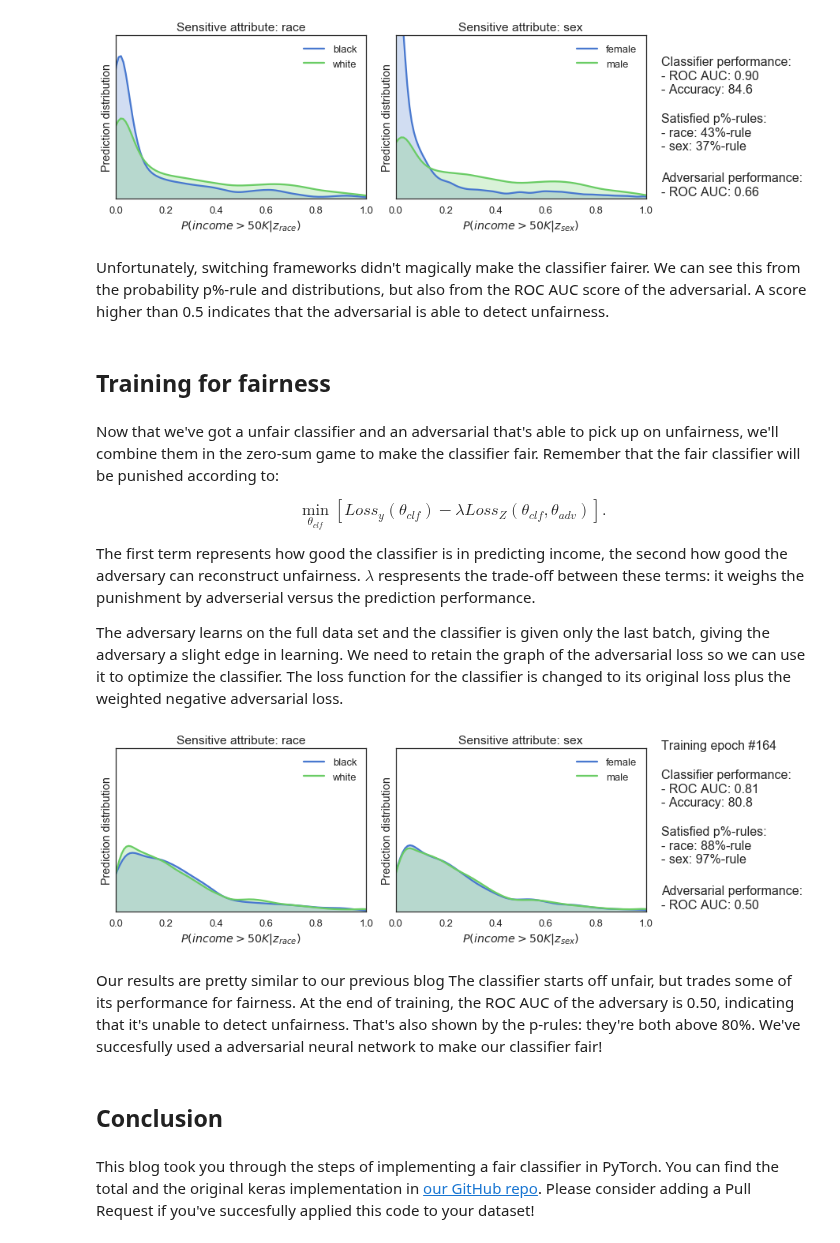
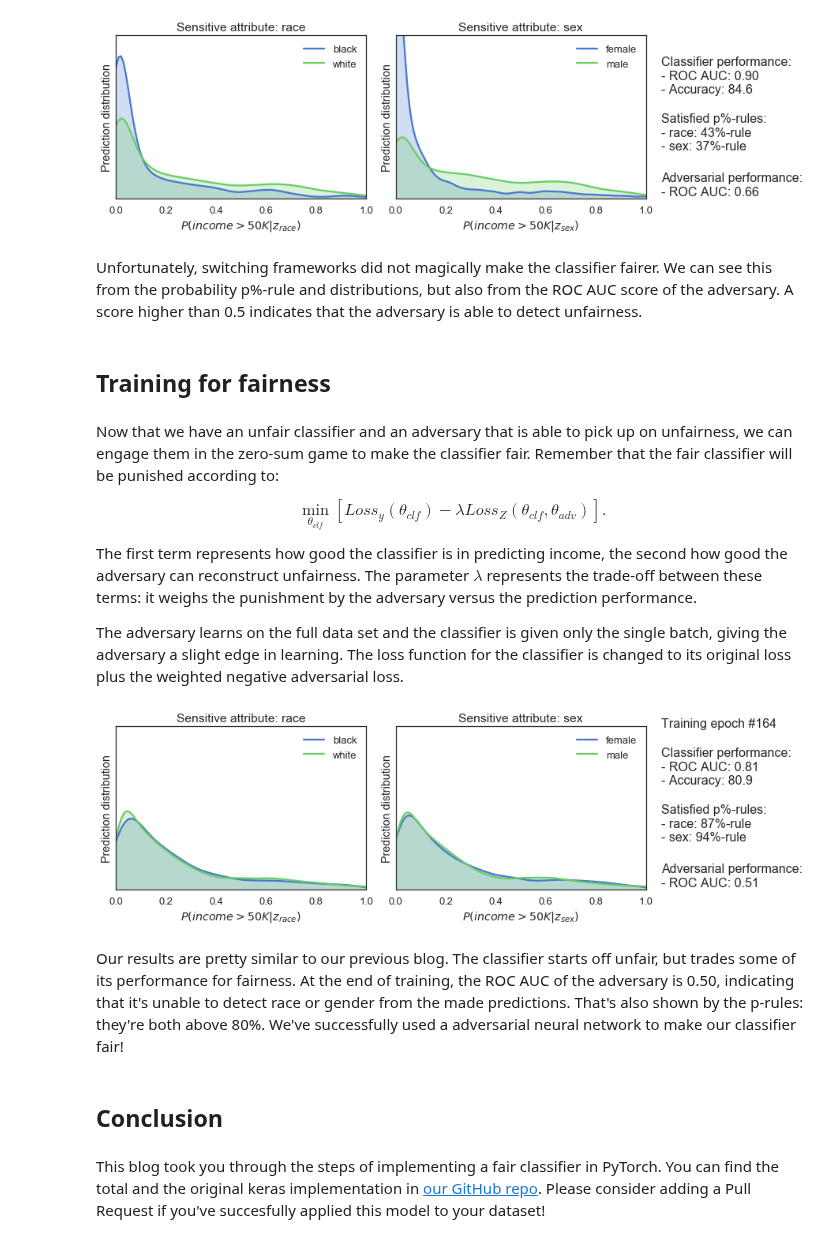
Before and after one commit to equialgo/fairness-in-ml, a Jupyter notebook: fairness-in-torch.ipynb, the cells around one changed output. Saved outputs shown, nothing was run; the diff lists cells and outputs as text; code cells hidden in the pictures.

```diff
--- a/fairness-in-torch.ipynb
+++ b/fairness-in-torch.ipynb
@@ -209,10 +210,10 @@ Multiplying this with our `lambdas` and taking the average, gives us the weighte
 # %%
 # CHANGE
 
-class Adversarial(nn.Module):
+class Adversary(nn.Module):
 
     def __init__(self, n_sensitive, n_hidden=32):
-        super(Adversarial, self).__init__()
+        super(Adversary, self).__init__()
         self.network = nn.Sequential(
             nn.Linear(1, n_hidden),
             nn.ReLU(),
@@ -227,7 +228,7 @@ class Adversarial(nn.Module):
         return F.sigmoid(self.network(x))
 
 
-def pretrain_adversarial(adv, clf, data_loader, optimizer, criterion):
+def pretrain_adversary(adv, clf, data_loader, optimizer, criterion):
     for x, _, z in data_loader:
         p_y = clf(x).detach()
         adv.zero_grad()
@@ -239,7 +240,7 @@ def pretrain_adversarial(adv, clf, data_loader, optimizer, criterion):
 
 
 lambdas = torch.Tensor([200, 30])
-adv = Adversarial(Z_train.shape[1])
+adv = Adversary(Z_train.shape[1])
 adv_criterion = nn.BCELoss(reduce=False)
 adv_optimizer = optim.Adam(adv.parameters())
 
@@ -247,7 +248,7 @@ adv_optimizer = optim.Adam(adv.parameters())
 N_ADV_EPOCHS = 5
 
 for epoch in range(N_ADV_EPOCHS):
-    pretrain_adversarial(adv, clf, train_loader, adv_optimizer, adv_criterion)
+    pretrain_adversary(adv, clf, train_loader, adv_optimizer, adv_criterion)
 # %% [markdown]
 Training the adversary is pretty similar to how we trained the classifier.
 Note that we [`.detach()`](https://pytorch.org/docs/master/autograd.html#torch.Tensor.detach) the predictions of the classifier from the graph.
@@ -273,22 +274,21 @@ fig
 [figure]
 [figure]
 # %% [markdown]
-Unfortunately, switching frameworks didn't magically make the classifier fairer.
-We can see this from the probability p%-rule and distributions, but also from the ROC AUC score of the adversarial.
-A score higher than 0.5 indicates that the adversarial is able to detect unfairness.
+Unfortunately, switching frameworks did not magically make the classifier fairer.
+We can see this from the probability p%-rule and distributions, but also from the ROC AUC score of the adversary.
+A score higher than 0.5 indicates that the adversary is able to detect unfairness.
 # %% [markdown]
 ## Training for fairness
 # %% [markdown]
-Now that we've got a unfair classifier and an adversarial that's able to pick up on unfairness, we'll combine them in the zero-sum game to make the classifier fair.
+Now that we have an unfair classifier and an adversary that is able to pick up on unfairness, we can engage them in the zero-sum game to make the classifier fair.
 Remember that the fair classifier will be punished according to:
 
 $$\min_{\theta_{clf}}\left[Loss_{y}(\theta_{clf})-\lambda Loss_{Z}(\theta_{clf},\theta_{adv})\right].$$
 
 The first term represents how good the classifier is in predicting income, the second how good the adversary can reconstruct unfairness.
-$\lambda$ respresents the trade-off between these terms: it weighs the punishment by adverserial versus the prediction performance.
+The parameter $\lambda$ represents the trade-off between these terms: it weighs the punishment by the adversary versus the prediction performance.
 
-The adversary learns on the full data set and the classifier is given only the last batch, giving the adversary a slight edge in learning.
-We need to retain the graph of the adversarial loss so we can use it to optimize the classifier.
+The adversary learns on the full data set and the classifier is given only the single batch, giving the adversary a slight edge in learning.
 The loss function for the classifier is changed to its original loss plus the weighted negative adversarial loss.
 # %%
 # HIDE
@@ -299,59 +299,63 @@ The loss function for the classifier is changed to its original loss plus the we
 def train(clf, adv, data_loader, clf_criterion, adv_criterion,
           clf_optimizer, adv_optimizer, lambdas):
 
+    # Train adversary
     for x, y, z in data_loader:
         p_y = clf(x)
-
-        # Train adversarial
         adv.zero_grad()
         p_z = adv(p_y)
         loss_adv = (adv_criterion(p_z, z) * lambdas).mean()
-        loss_adv.backward(retain_graph=True)
+        loss_adv.backward()
         adv_optimizer.step()
 
-
-    # Train classifier on last batch
+    # Train classifier on single batch
+    for x, y, z in data_loader:
+        pass
+    p_y = clf(x)
+    p_z = adv(p_y)
     clf.zero_grad()
+    p_z = adv(p_y)
+    loss_adv = (adv_criterion(p_z, z) * lambdas).mean()
     clf_loss = clf_criterion(p_y, y) - (adv_criterion(adv(p_y), z) * lambdas).mean()
     clf_loss.backward()
     clf_optimizer.step()
 
     return clf, adv
 
 N_EPOCH_COMBINED = 165
 
 for epoch in range(1, N_EPOCH_COMBINED):
 
     clf, adv = train(clf, adv, train_loader, clf_criterion, adv_criterion,
                      clf_optimizer, adv_optimizer, lambdas)
 
     with torch.no_grad():
         clf_pred = clf(test_data.tensors[0])
         adv_pred = adv(clf_pred)
 
     y_post_clf = pd.Series(clf_pred.numpy().ravel(), index=y_test.index)
     Z_post_adv = pd.DataFrame(adv_pred.numpy(), columns=Z_test.columns)
 
     fig = plot_distributions(y_test, Z_test, y_post_clf, Z_post_adv, epoch)
     display.clear_output(wait=True)
     plt.savefig(f'output/torch_{epoch+1:08d}.png', bbox_inches='tight')
     plt.show(plt.gcf())
 
 last_img = f'output/torch_{epoch+1:08d}.png'
 # %% [output]
-[figure, old version]
+[figure, new version]
 # %%
 # HIDE
 !convert -loop 0 -delay 0 output/torch_*.png -delay 500 {last_img} images/torch_training.gif
 # %% [markdown]
-Our results are pretty similar to our previous blog
+Our results are pretty similar to our previous blog.
 The classifier starts off unfair, but trades some of its performance for fairness.
-At the end of training, the ROC AUC of the adversary is 0.50, indicating that it's unable to detect unfairness.
+At the end of training, the ROC AUC of the adversary is 0.50, indicating that it's unable to detect race or gender from the made predictions.
 That's also shown by the p-rules: they're both above 80%.
-We've succesfully used a adversarial neural network to make our classifier fair!
+We've successfully used a adversarial neural network to make our classifier fair!
 # %% [markdown]
 ## Conclusion
 # %% [markdown]
 This blog took you through the steps of implementing a fair classifier in PyTorch.
 You can find the total and the original keras implementation in [our GitHub repo](https://github.com/equialgo/fairness-in-ml).
-Please consider adding a Pull Request if you've succesfully applied this code to your dataset!
+Please consider adding a Pull Request if you've succesfully applied this model to your dataset!
```
Also changed, not shown: parts of 7 cells of this notebook, 2 other files.
